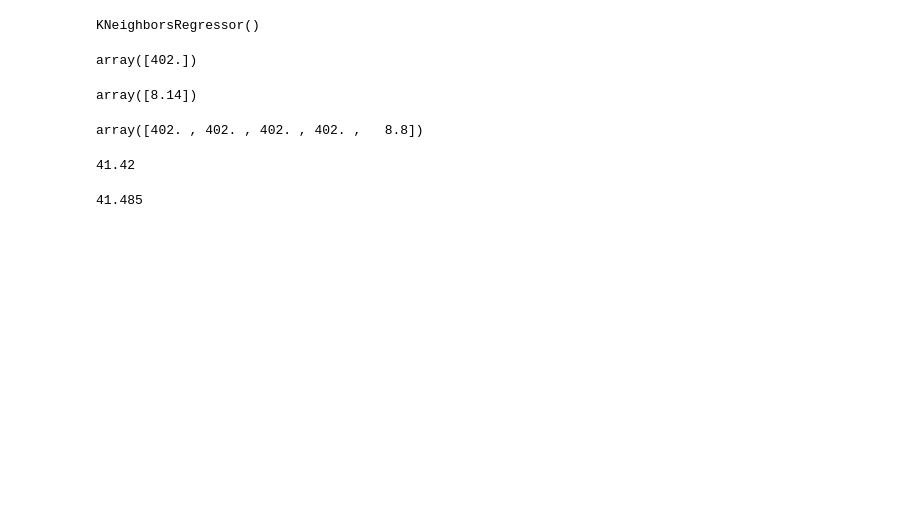
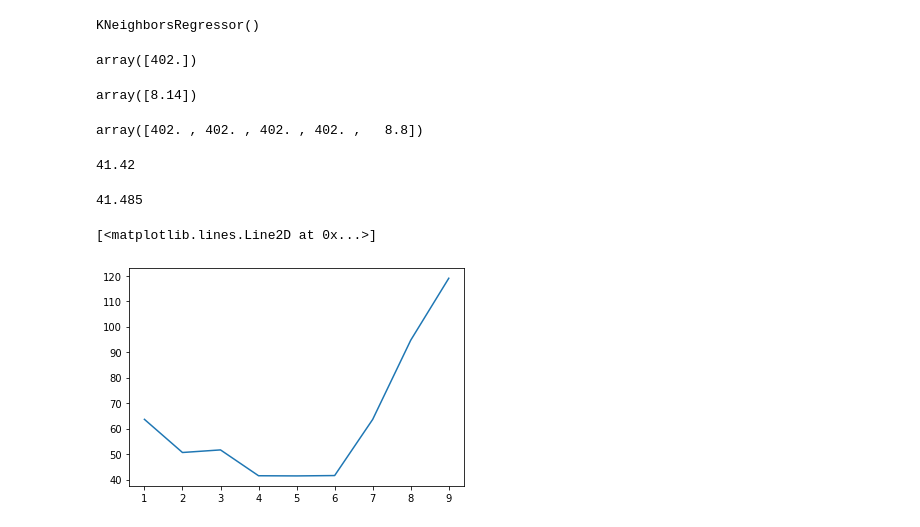
Before and after one commit to eaglehkim/python, a Jupyter notebook: prac3.ipynb, the cells around one changed output. Saved outputs shown, nothing was run; the diff lists cells and outputs as text; code cells hidden in the pictures; blank space fills up the shorter version.

```diff
--- a/prac3.ipynb
+++ b/prac3.ipynb
@@ -697,3 +698,16 @@ mae = mean_absolute_error(test_target, test_prediction)
 mae
 # %% [output]
 41.485
+# %%
+# 최적의 이웃의 개수 구하기
+neighbor = []
+for i in range(1,10):
+  knr.n_neighbors = i
+  knr.fit(train_input,train_target)
+  test_prediction = knr.predict(test_input)
+  mae = mean_absolute_error(test_target, test_prediction)
+  neighbor.append(mae)
+plt.plot(np.arange(1,10),neighbor)
+# %% [output]
+[<matplotlib.lines.Line2D at 0x...>]
+[figure, added]
```
Also changed, not shown: parts of 1 cell of this notebook.
